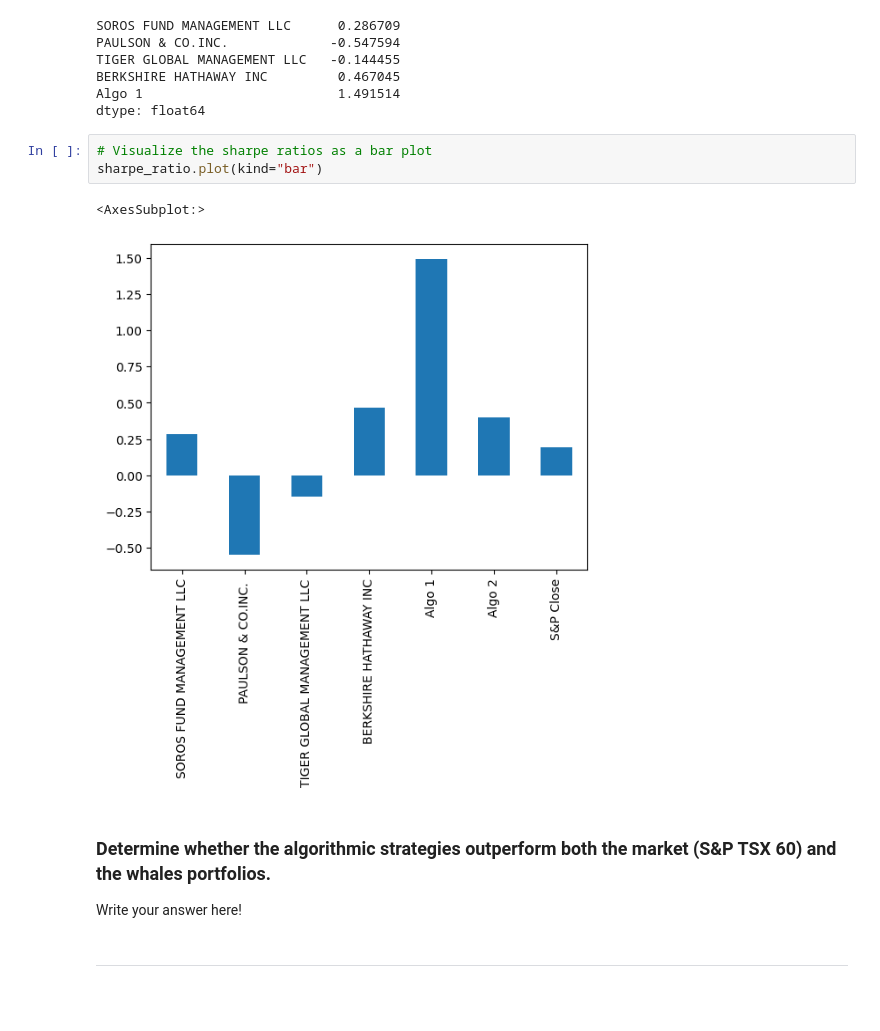
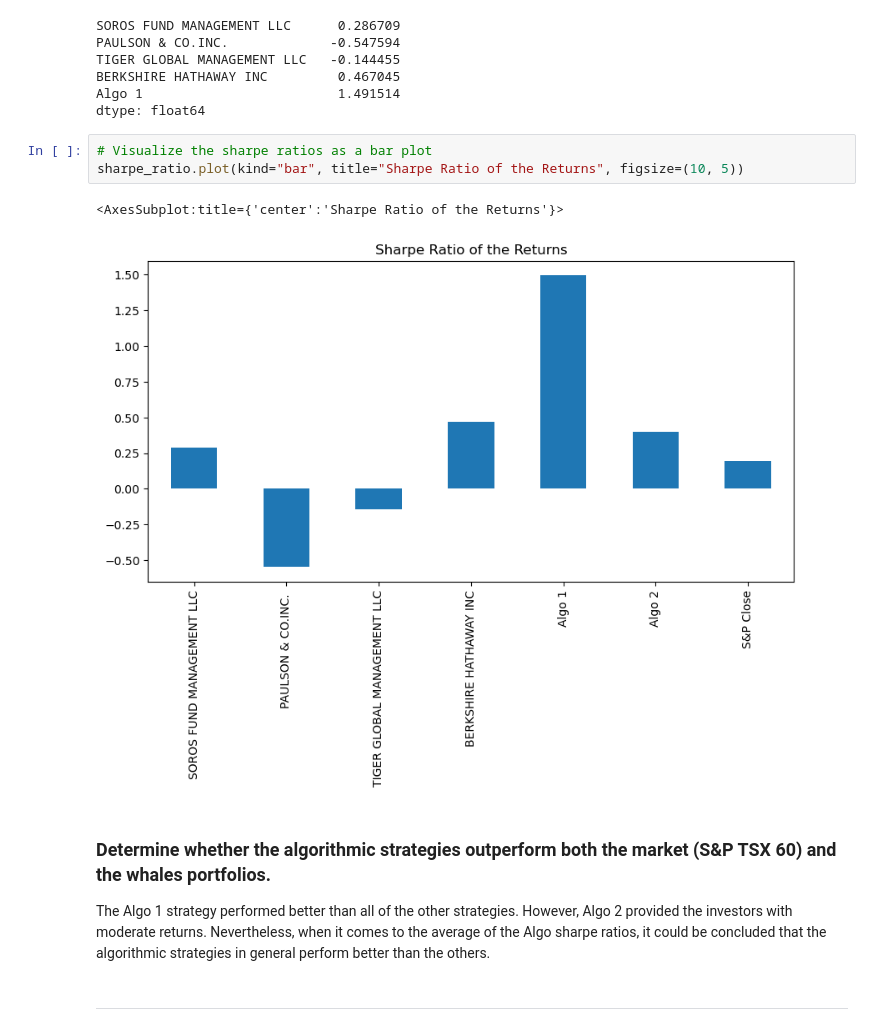
Before and after one commit to dileepadrd/module-4-challenge-algorithmic-trading-strategies, a Jupyter notebook: whale_analysis.ipynb, the cells around one changed output. Drawn from its saved outputs; the diff is of its cells as text; blank space fills up the shorter version.

Commit message:
The answer of the whether algorithmic trading performs well or not

```diff
--- a/whale_analysis.ipynb
+++ b/whale_analysis.ipynb
@@ -410,14 +410,14 @@ Algo 1                         1.491514
 dtype: float64
 # %%
 # Visualize the sharpe ratios as a bar plot
-sharpe_ratio.plot(kind="bar")
+sharpe_ratio.plot(kind="bar", title="Sharpe Ratio of the Returns", figsize=(10, 5))
 # %% [output]
-<AxesSubplot:>
+<AxesSubplot:title={'center':'Sharpe Ratio of the Returns'}>
-[figure, old version]
+[figure, new version]
-# %% [markdown]
-### Determine whether the algorithmic strategies outperform both the market (S&P TSX 60) and the whales portfolios.
-
-Write your answer here!
+# %% [markdown]
+### Determine whether the algorithmic strategies outperform both the market (S&P TSX 60) and the whales portfolios.
+
+The Algo 1 strategy performed better than all of the other strategies. However, Algo 2 provided the investors with moderate returns. Nevertheless, when it comes to the average of the Algo sharpe ratios, it could be concluded that the algorithmic strategies in general perform better than the others.
 # %% [markdown]
 ---
 # %% [markdown]
```
